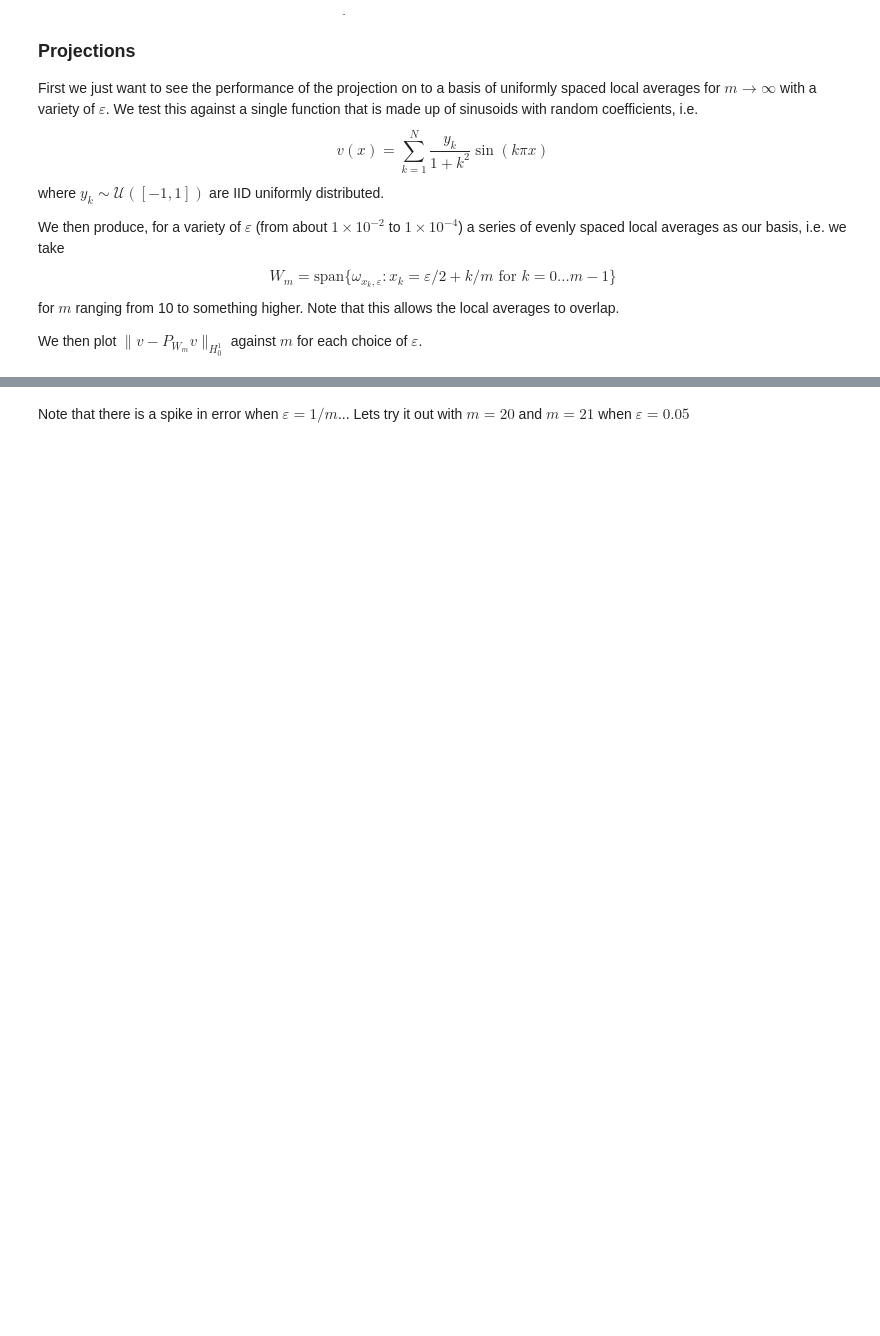
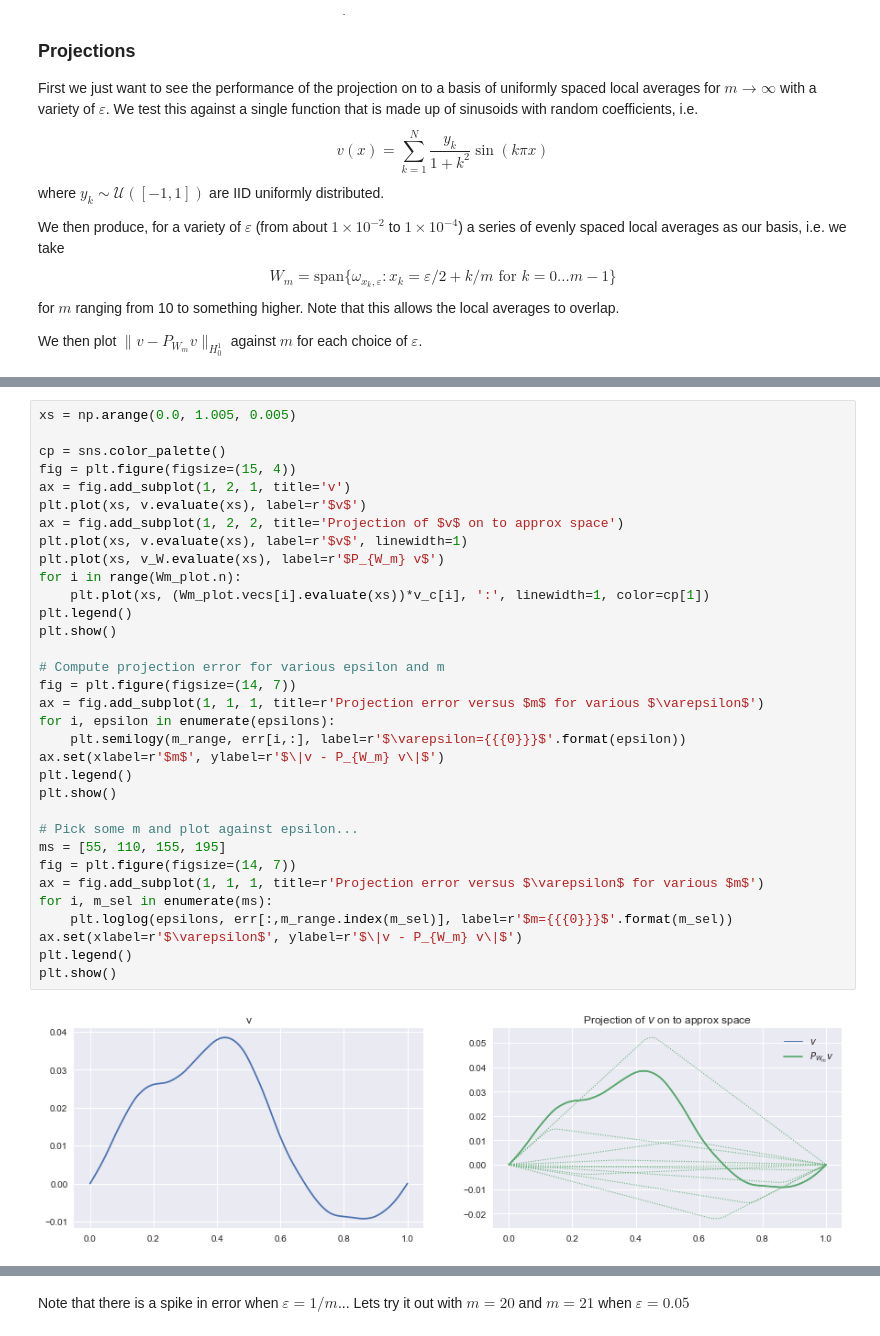
Before and after one commit to james-nichols/pyApproxTools, a Jupyter notebook: notebooks/omp/03_local_averages.ipynb, the cells around one changed output, grey strips where cells are left out. Saved outputs shown, nothing was run; the diff lists cells and outputs as text; blank space fills up the shorter version.

```diff
--- a/notebooks/omp/03_local_averages.ipynb
+++ b/notebooks/omp/03_local_averages.ipynb
@@ -106,0 +76,35 @@ Converging uniform local averages for epsilon = 0.05... 0.025... 0.01... 0.005..
+# %%
+xs = np.arange(0.0, 1.005, 0.005)
+
+cp = sns.color_palette()
+fig = plt.figure(figsize=(15, 4))
+ax = fig.add_subplot(1, 2, 1, title='v')
+plt.plot(xs, v.evaluate(xs), label=r'$v$')
+ax = fig.add_subplot(1, 2, 2, title='Projection of $v$ on to approx space')
+plt.plot(xs, v.evaluate(xs), label=r'$v$', linewidth=1)
+plt.plot(xs, v_W.evaluate(xs), label=r'$P_{W_m} v$')
+for i in range(Wm_plot.n):
+    plt.plot(xs, (Wm_plot.vecs[i].evaluate(xs))*v_c[i], ':', linewidth=1, color=cp[1])
+plt.legend()
+plt.show()
+
+# Compute projection error for various epsilon and m
+fig = plt.figure(figsize=(14, 7))
+ax = fig.add_subplot(1, 1, 1, title=r'Projection error versus $m$ for various $\varepsilon$')
+for i, epsilon in enumerate(epsilons):
+    plt.semilogy(m_range, err[i,:], label=r'$\varepsilon={{{0}}}$'.format(epsilon))
+ax.set(xlabel=r'$m$', ylabel=r'$\|v - P_{W_m} v\|$')
+plt.legend()
+plt.show()
+
+# Pick some m and plot against epsilon...
+ms = [55, 110, 155, 195]
+fig = plt.figure(figsize=(14, 7))
+ax = fig.add_subplot(1, 1, 1, title=r'Projection error versus $\varepsilon$ for various $m$')
+for i, m_sel in enumerate(ms):
+    plt.loglog(epsilons, err[:,m_range.index(m_sel)], label=r'$m={{{0}}}$'.format(m_sel))
+ax.set(xlabel=r'$\varepsilon$', ylabel=r'$\|v - P_{W_m} v\|$')
+plt.legend()
+plt.show()
+# %% [output]
+[figure, added]
```
Also changed, not shown: parts of 6 cells of this notebook.
